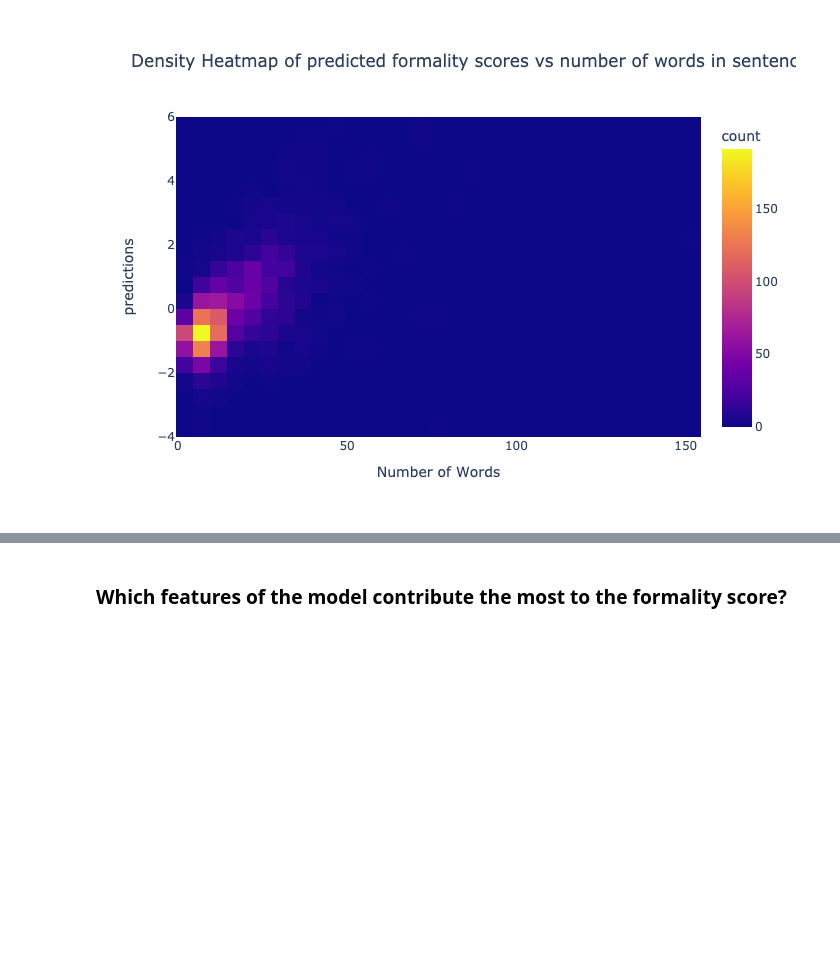
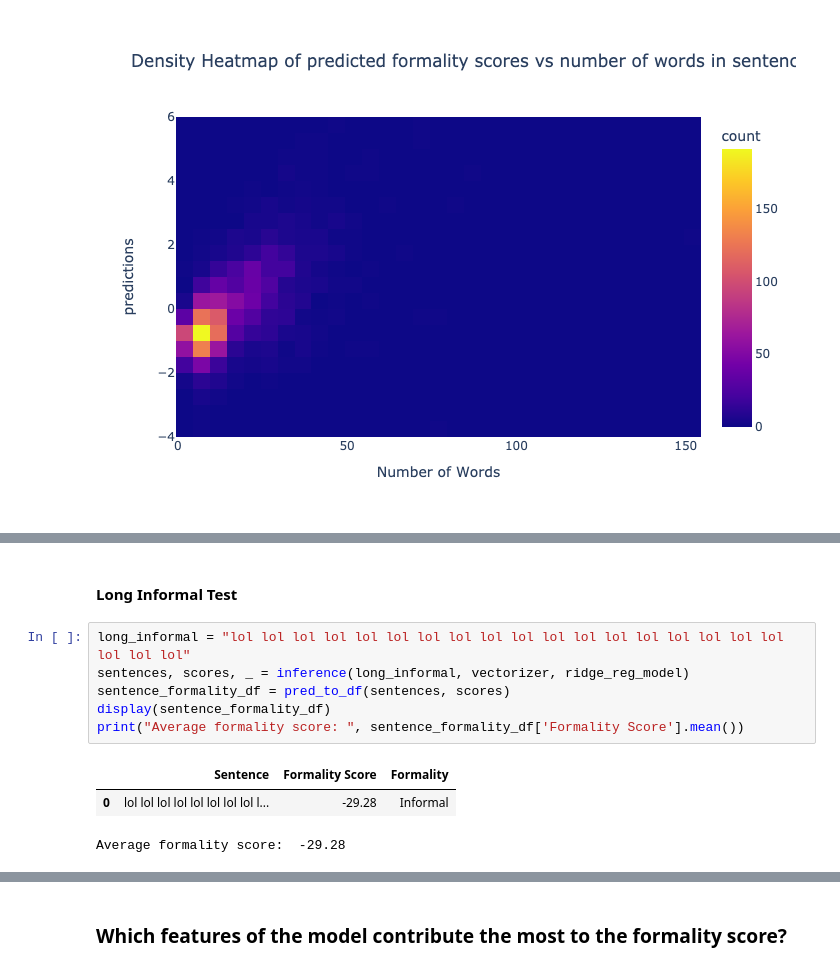
Before and after one commit to GroupAKainos/GroupA_ML, a Jupyter notebook: 004_005-model-training-and-eval.ipynb, the cells around one changed output, grey strips where cells are left out. Saved outputs shown, nothing was run; the diff lists cells and outputs as text; blank space fills up the shorter version.

```diff
--- a/004_005-model-training-and-eval.ipynb
+++ b/004_005-model-training-and-eval.ipynb
@@ -434,0 +447,12 @@ sent_len_formality(df_test, Y_pred_ridge)
+# %% [markdown]
+#### Long Informal Test
+# %%
+long_informal = "lol lol lol lol lol lol lol lol lol lol lol lol lol lol lol lol lol lol lol lol lol"
+sentences, scores, _ = inference(long_informal, vectorizer, ridge_reg_model)
+sentence_formality_df = pred_to_df(sentences, scores)
+display(sentence_formality_df)
+print("Average formality score: ", sentence_formality_df['Formality Score'].mean())
+# %% [output]
+|  | Sentence | Formality Score | Formality |
+| 0 | lol lol lol lol lol lol lol lol l... | -29.28 | Informal |
+Average formality score:  -29.28
```
Also changed, not shown: parts of 7 cells of this notebook, 1 other file.
